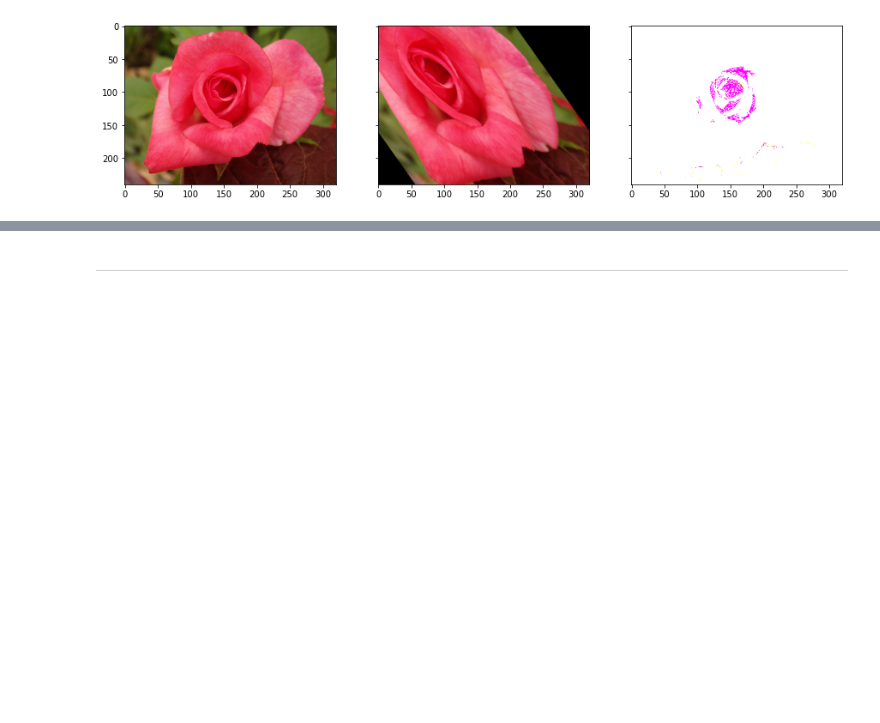
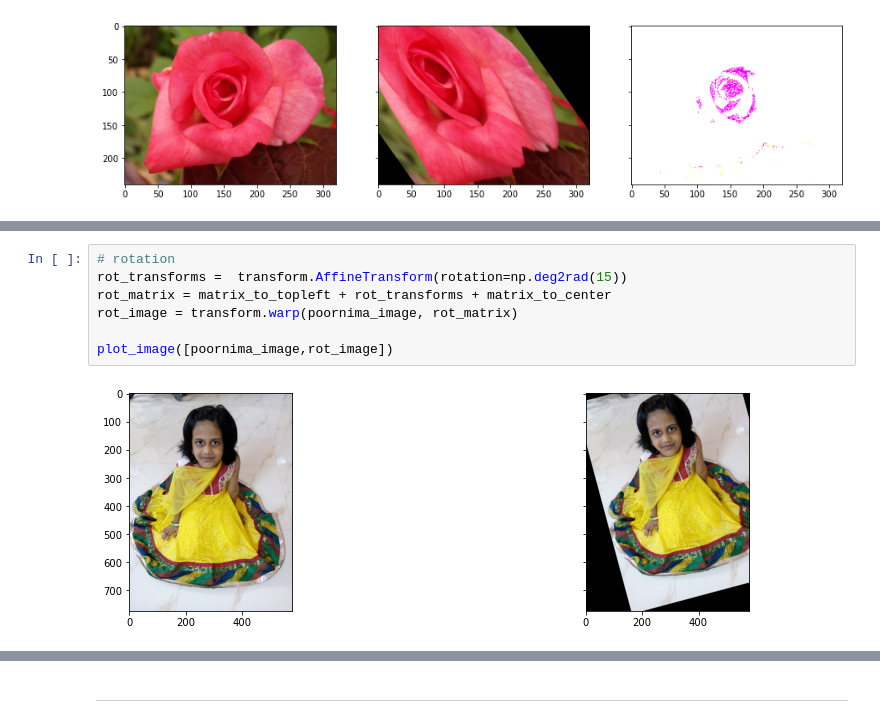
Before and after one commit to srinirama/Convolutional-Neural-Network-Industry-Applications, a Jupyter notebook: Using-CNNs-with-Flowers-Images/Working_With_Flower_Images.ipynb, the cells around one changed output, grey strips where cells are left out. Cells and saved outputs as stored; diff of their text form; blank space fills up the shorter version.

```diff
--- a/Using-CNNs-with-Flowers-Images/Working_With_Flower_Images.ipynb
+++ b/Using-CNNs-with-Flowers-Images/Working_With_Flower_Images.ipynb
@@ -415,0 +444,9 @@ Clipping input data to the valid range for imshow with RGB data ([0..1] for floa
+# %%
+# rotation
+rot_transforms =  transform.AffineTransform(rotation=np.deg2rad(15))
+rot_matrix = matrix_to_topleft + rot_transforms + matrix_to_center
+rot_image = transform.warp(poornima_image, rot_matrix)
+
+plot_image([poornima_image,rot_image])
+# %% [output]
+[figure, added]
```
Also changed, not shown: parts of 14 cells of this notebook.
